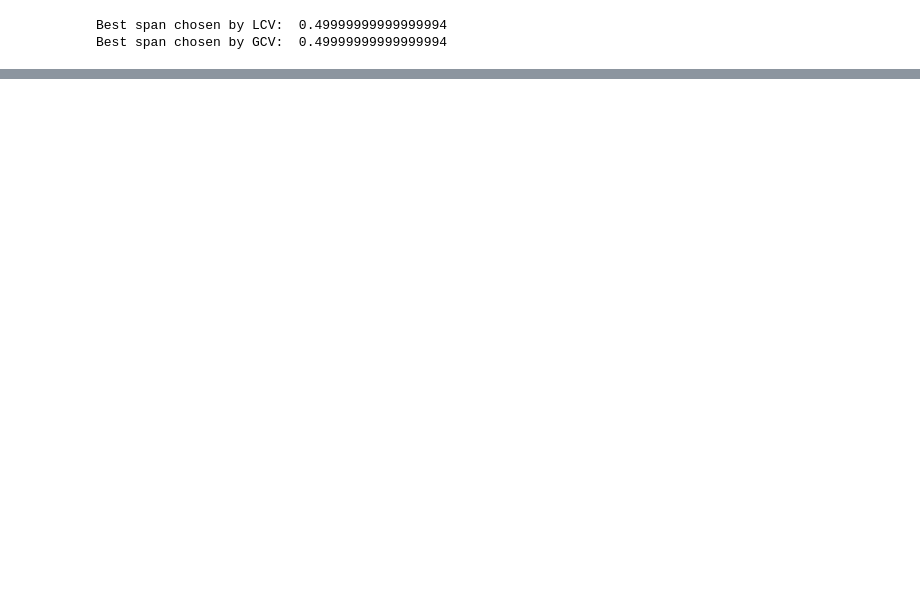
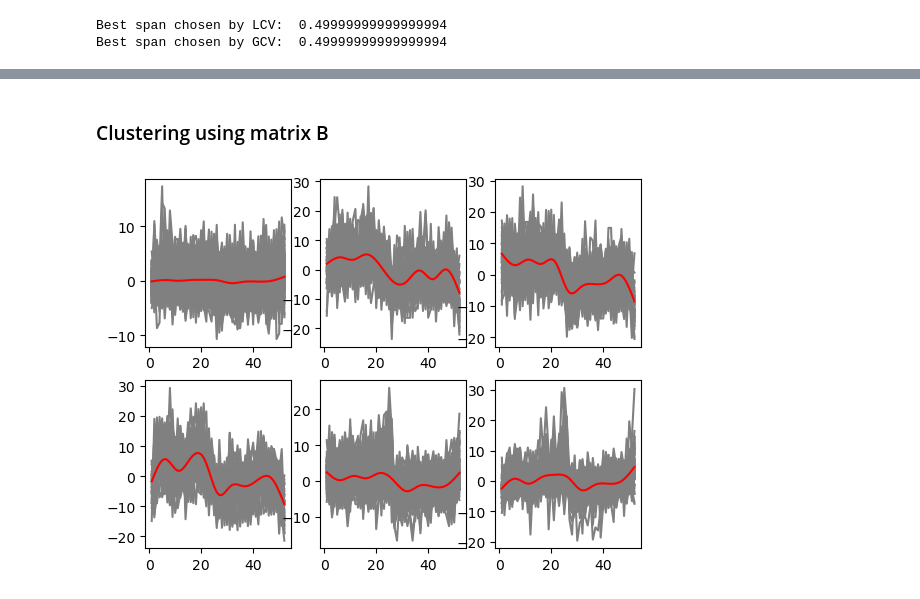
Before and after one commit to nishanthalladi/cs598psl, a Jupyter notebook: coding3/Coding3.ipynb, the cells around one changed output, grey strips where cells are left out. Cells and saved outputs as stored; diff of their text form; code cells hidden in the pictures; blank space fills up the shorter version.

```diff
--- a/coding3/Coding3.ipynb
+++ b/coding3/Coding3.ipynb
@@ -171,0 +202,17 @@ np.shape(B)
+# %% [markdown]
+### Clustering using matrix B
+# %%
+# Clustering using Matrix B
+n_clusters = 6
+B_clusters = KMeans(n_clusters = n_clusters, random_state = 280).fit(B).labels_
+for i in range(n_clusters):
+    plt.subplot(2, 3, i+1)
+    B_cluster_i = B[B_clusters == i]
+    b = np.mean(B_cluster_i, axis = 0)
+    timeseries_center = F @ b
+    timeseries = x[B_clusters == i]
+    for j in range(len(timeseries)):
+        plt.plot(weeks, timeseries[j], 'grey')
+    plt.plot(weeks, timeseries_center, 'r')
+# %% [output]
+[figure, added]
```
Also changed, not shown: parts of 15 cells of this notebook, 2 other files.
